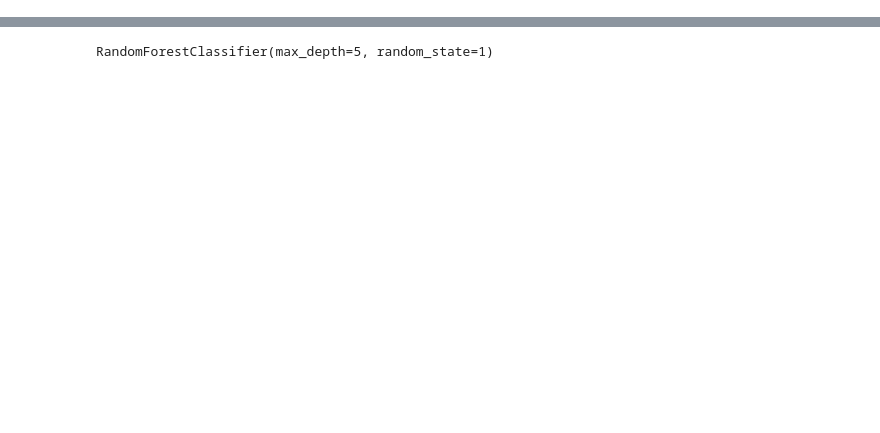
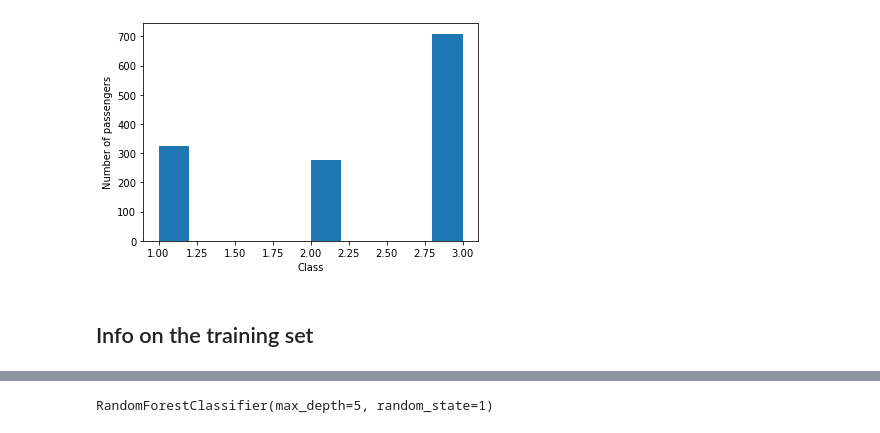
Before and after one commit to andrelas1/ml, a Jupyter notebook: kaggle/LogisticRegression.ipynb, the cells around one changed output, grey strips where cells are left out. Saved outputs shown, nothing was run; the diff lists cells and outputs as text; code cells hidden in the pictures; blank space fills up the shorter version.

```diff
--- a/kaggle/LogisticRegression.ipynb
+++ b/kaggle/LogisticRegression.ipynb
@@ -63,0 +46,8 @@ from sklearn.ensemble import RandomForestClassifier
+# %%
+merged_train_test = pd.concat(
+    [
+        train_data.drop(["PassengerId", "Survived"], axis=1),
+        test_data.drop(["PassengerId"], axis=1),
+    ]
+)
+y_train = train_data["Survived"].values
@@ -63,0 +101,10 @@ from sklearn.ensemble import RandomForestClassifier
+# %%
+_ = passenger_class = merged_train_test['Pclass']
+_ = plt.hist(passenger_class)
+plt.ylabel('Number of passengers')
+plt.xlabel('Class')
+plt.show()
+# %% [output]
+[figure, added]
+# %% [markdown]
+## Info on the training set
```
Also changed, not shown: parts of 105 cells of this notebook.
